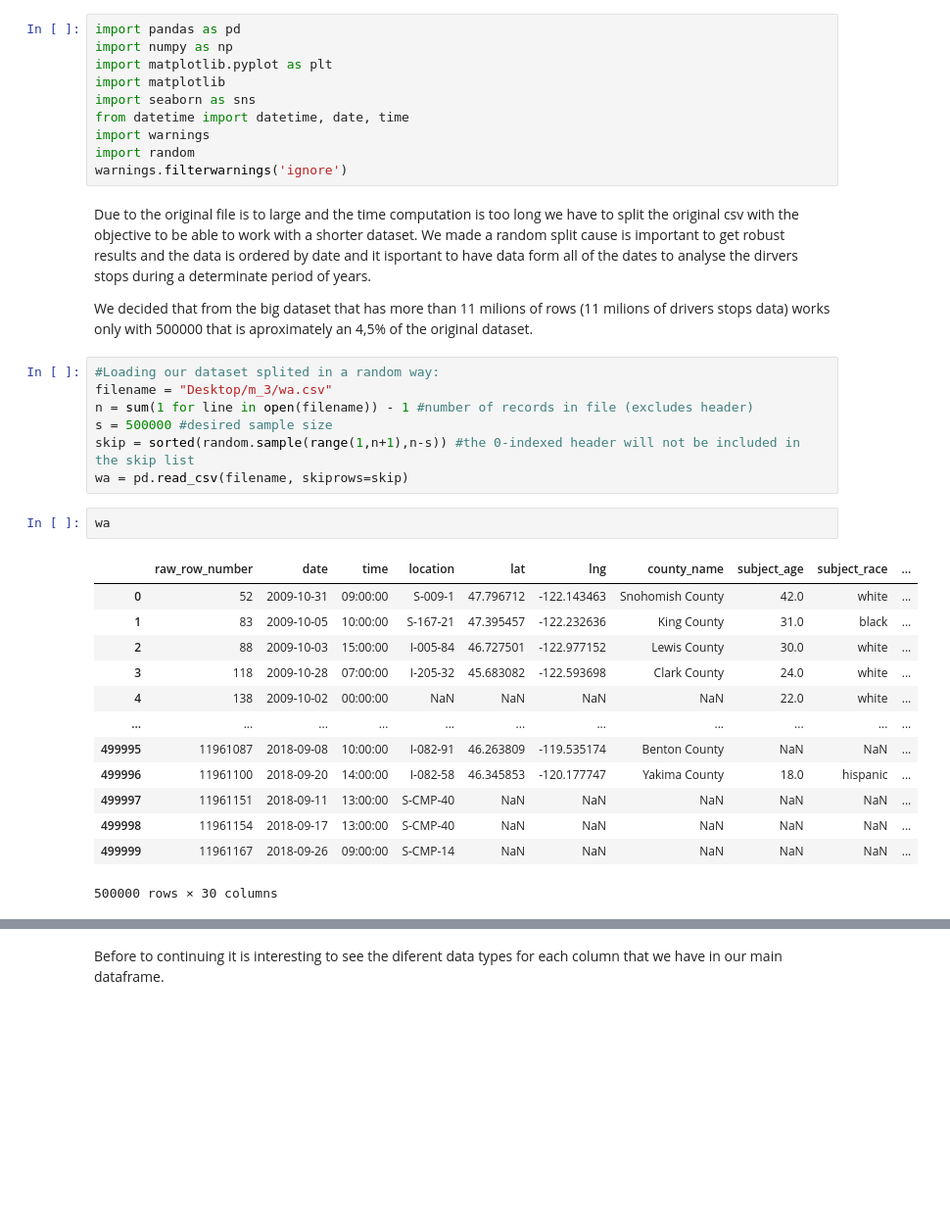
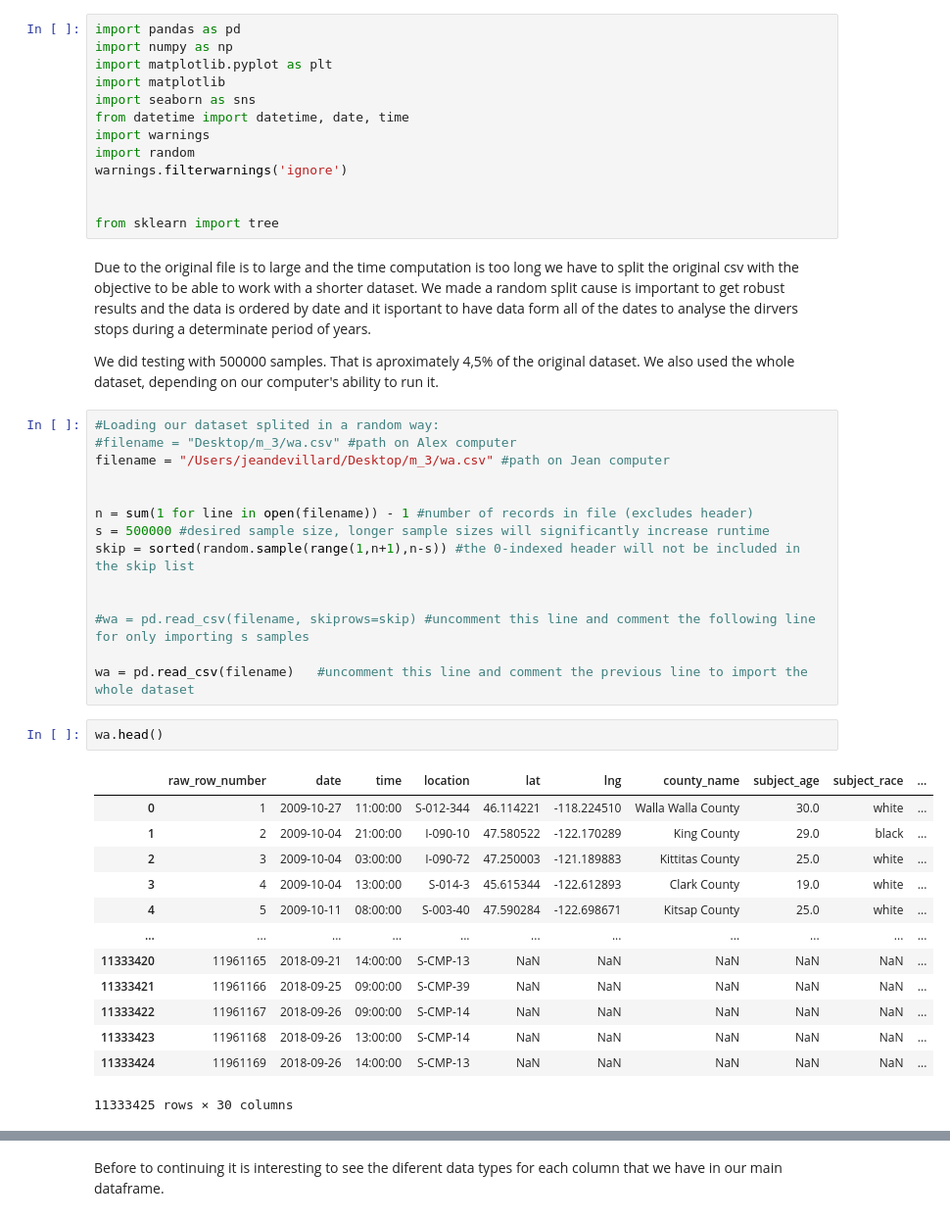
Before and after one commit to epfl-ada/ada-2020-project-milestone-p3-p3_devilllino, a Jupyter notebook: milestone_3.ipynb, the cells around one changed output, grey strips where cells are left out. Shown: that part at 98% size. Saved outputs shown, nothing was run; the diff lists cells and outputs as text; blank space fills up the shorter version.

```diff
--- a/milestone_3.ipynb
+++ b/milestone_3.ipynb
@@ -8,33 +8,43 @@ from datetime import datetime, date, time
 import warnings
 import random
 warnings.filterwarnings('ignore')
+
+
+from sklearn import tree
 # %% [markdown]
 Due to the original file is to large and the time computation is too long we have to split the original csv with the objective to be able to work with a shorter dataset. We made a random split cause is important to get robust results and the data is ordered by date and it isportant to have data form all of the dates to analyse the dirvers stops during a determinate period of years.
 
-We decided that from the big dataset that has more than 11 milions of rows (11 milions of drivers stops data) works only with 500000 that is aproximately an 4,5% of the original dataset.
+We did testing with 500000 samples. That is aproximately 4,5% of the original dataset. We also used the whole dataset, depending on our computer's ability to run it.
 # %%
 #Loading our dataset splited in a random way:
-filename = "Desktop/m_3/wa.csv"
+#filename = "Desktop/m_3/wa.csv" #path on Alex computer
+filename = "/Users/jeandevillard/Desktop/m_3/wa.csv" #path on Jean computer
+
+
 n = sum(1 for line in open(filename)) - 1 #number of records in file (excludes header)
-s = 500000 #desired sample size
+s = 500000 #desired sample size, longer sample sizes will significantly increase runtime
 skip = sorted(random.sample(range(1,n+1),n-s)) #the 0-indexed header will not be included in the skip list
-wa = pd.read_csv(filename, skiprows=skip)
+
+
+#wa = pd.read_csv(filename, skiprows=skip) #uncomment this line and comment the following line for only importing s samples
+
+wa = pd.read_csv(filename)   #uncomment this line and comment the previous line to import the whole dataset
 # %%
-wa
+wa.head()
 # %% [output]
 |  | raw_row_number | date | time | location | lat | lng | county_name | subject_age | subject_race | ... |
-| 0 | 52 | 2009-10-31 | 09:00:00 | S-009-1 | 47.796712 | -122.143463 | Snohomish County | 42.0 | white | ... |
-| 1 | 83 | 2009-10-05 | 10:00:00 | S-167-21 | 47.395457 | -122.232636 | King County | 31.0 | black | ... |
-| 2 | 88 | 2009-10-03 | 15:00:00 | I-005-84 | 46.727501 | -122.977152 | Lewis County | 30.0 | white | ... |
-| 3 | 118 | 2009-10-28 | 07:00:00 | I-205-32 | 45.683082 | -122.593698 | Clark County | 24.0 | white | ... |
-| 4 | 138 | 2009-10-02 | 00:00:00 | NaN | NaN | NaN | NaN | 22.0 | white | ... |
+| 0 | 1 | 2009-10-27 | 11:00:00 | S-012-344 | 46.114221 | -118.224510 | Walla Walla County | 30.0 | white | ... |
+| 1 | 2 | 2009-10-04 | 21:00:00 | I-090-10 | 47.580522 | -122.170289 | King County | 29.0 | black | ... |
+| 2 | 3 | 2009-10-04 | 03:00:00 | I-090-72 | 47.250003 | -121.189883 | Kittitas County | 25.0 | white | ... |
+| 3 | 4 | 2009-10-04 | 13:00:00 | S-014-3 | 45.615344 | -122.612893 | Clark County | 19.0 | white | ... |
+| 4 | 5 | 2009-10-11 | 08:00:00 | S-003-40 | 47.590284 | -122.698671 | Kitsap County | 25.0 | white | ... |
 | ... | ... | ... | ... | ... | ... | ... | ... | ... | ... | ... |
-| 499995 | 11961087 | 2018-09-08 | 10:00:00 | I-082-91 | 46.263809 | -119.535174 | Benton County | NaN | NaN | ... |
-| 499996 | 11961100 | 2018-09-20 | 14:00:00 | I-082-58 | 46.345853 | -120.177747 | Yakima County | 18.0 | hispanic | ... |
-| 499997 | 11961151 | 2018-09-11 | 13:00:00 | S-CMP-40 | NaN | NaN | NaN | NaN | NaN | ... |
-| 499998 | 11961154 | 2018-09-17 | 13:00:00 | S-CMP-40 | NaN | NaN | NaN | NaN | NaN | ... |
-| 499999 | 11961167 | 2018-09-26 | 09:00:00 | S-CMP-14 | NaN | NaN | NaN | NaN | NaN | ... |
+| 11333420 | 11961165 | 2018-09-21 | 14:00:00 | S-CMP-13 | NaN | NaN | NaN | NaN | NaN | ... |
+| 11333421 | 11961166 | 2018-09-25 | 09:00:00 | S-CMP-39 | NaN | NaN | NaN | NaN | NaN | ... |
+| 11333422 | 11961167 | 2018-09-26 | 09:00:00 | S-CMP-14 | NaN | NaN | NaN | NaN | NaN | ... |
+| 11333423 | 11961168 | 2018-09-26 | 13:00:00 | S-CMP-14 | NaN | NaN | NaN | NaN | NaN | ... |
+| 11333424 | 11961169 | 2018-09-26 | 14:00:00 | S-CMP-13 | NaN | NaN | NaN | NaN | NaN | ... |
-500000 rows × 30 columns
+11333425 rows × 30 columns
 # %%
 #Pandas dataframe.notnull() function detects existing/ non-missing values in the dataframe, we will use to filter the data useful:
 wa = wa[wa.notnull()]
```
Also changed, not shown: parts of 11 cells of this notebook.
